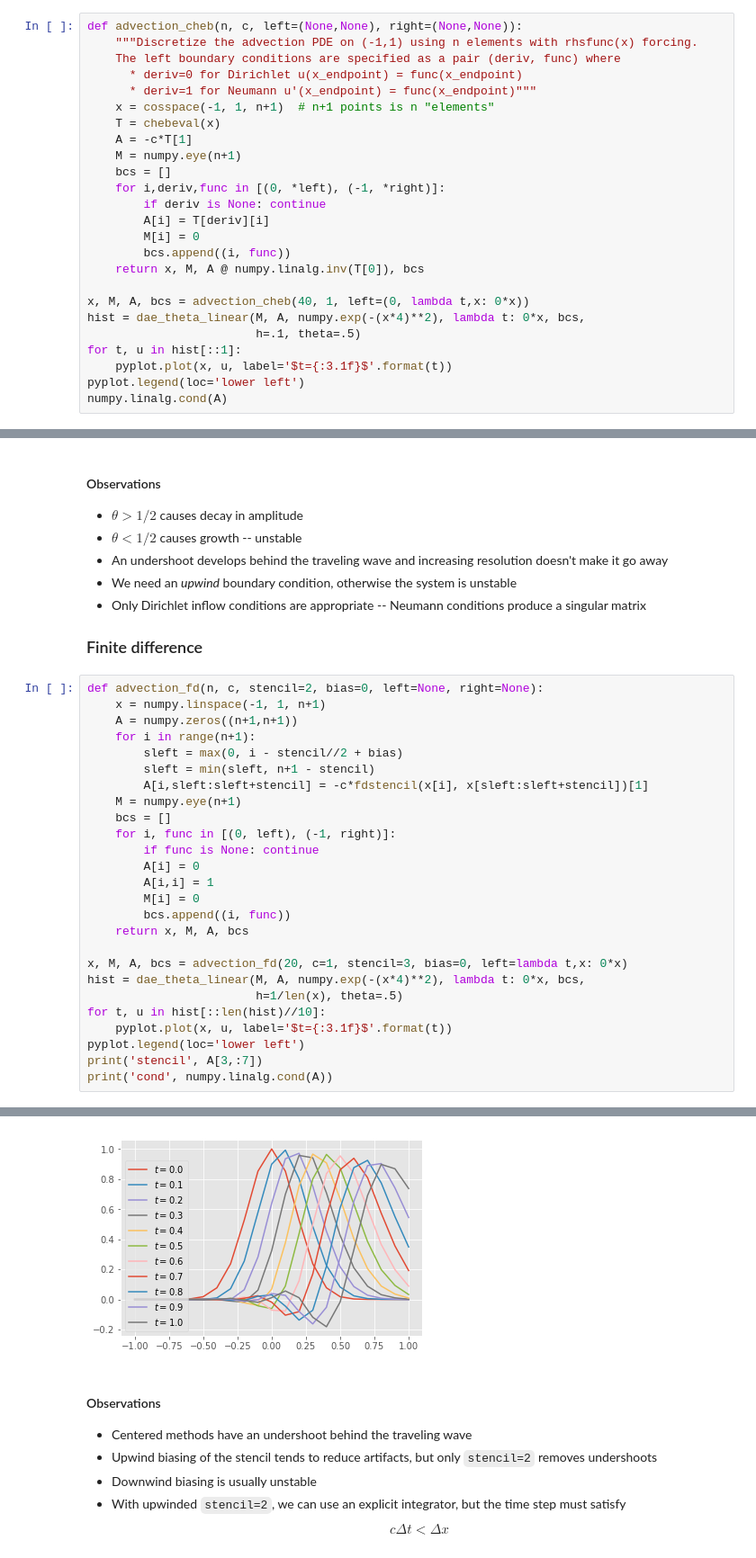
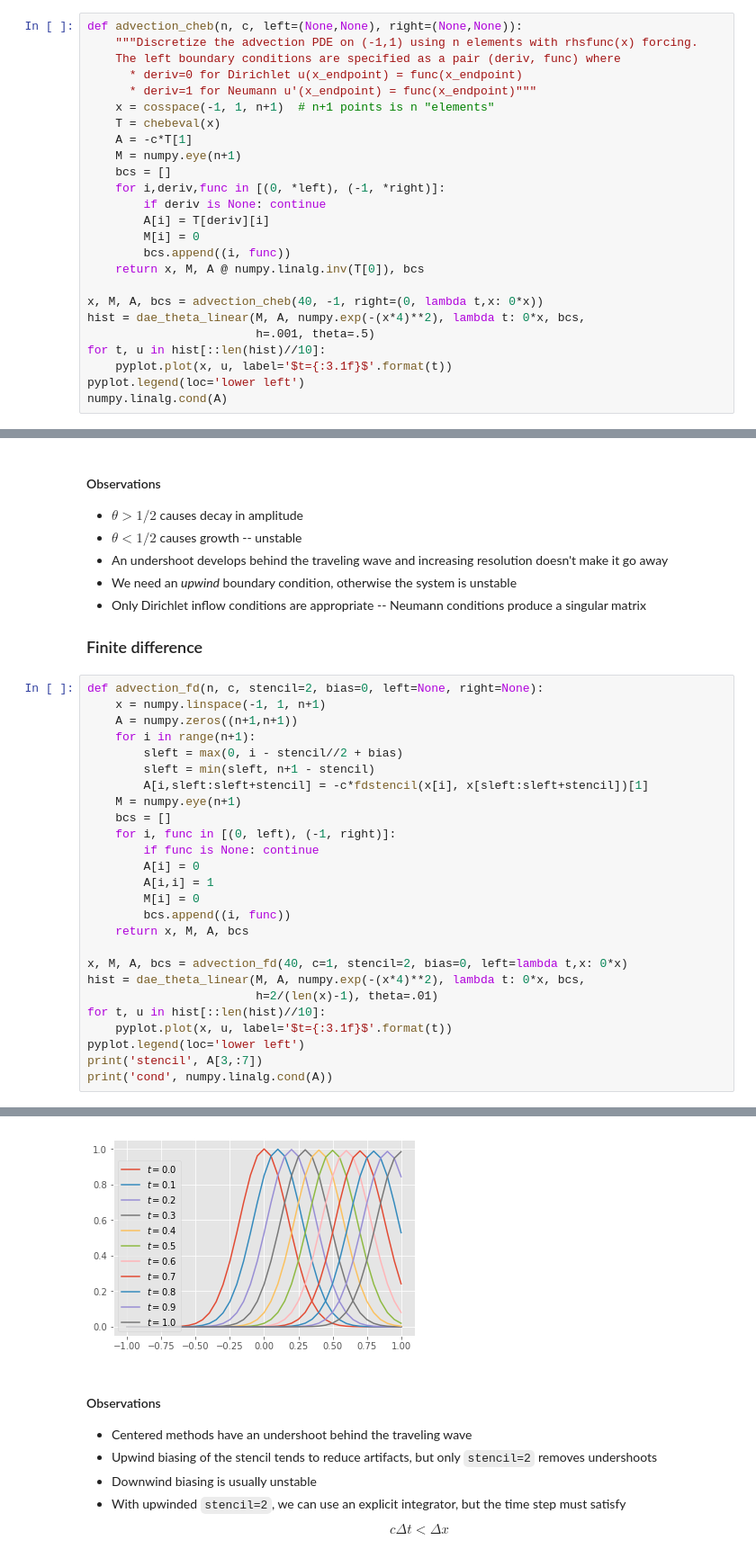
Before and after one commit to cu-numpde/numpde-fall2017, a Jupyter notebook: FDTransient.ipynb, the cells around one changed output, grey strips where cells are left out. Shown at 90% size. Cells and saved outputs as stored; diff of their text form.

```diff
--- a/FDTransient.ipynb
+++ b/FDTransient.ipynb
@@ -563,10 +563,10 @@ def advection_cheb(n, c, left=(None,None), right=(None,None)):
         bcs.append((i, func))
     return x, M, A @ numpy.linalg.inv(T[0]), bcs
 
-x, M, A, bcs = advection_cheb(40, 1, left=(0, lambda t,x: 0*x))
+x, M, A, bcs = advection_cheb(40, -1, right=(0, lambda t,x: 0*x))
 hist = dae_theta_linear(M, A, numpy.exp(-(x*4)**2), lambda t: 0*x, bcs,
-                        h=.1, theta=.5)
-for t, u in hist[::1]:
+                        h=.001, theta=.5)
+for t, u in hist[::len(hist)//10]:
     pyplot.plot(x, u, label='$t={:3.1f}$'.format(t))
 pyplot.legend(loc='lower left')
 numpy.linalg.cond(A)
@@ -600,9 +607,9 @@ def advection_fd(n, c, stencil=2, bias=0, left=None, right=None):
         bcs.append((i, func))
     return x, M, A, bcs
 
-x, M, A, bcs = advection_fd(20, c=1, stencil=3, bias=0, left=lambda t,x: 0*x)
+x, M, A, bcs = advection_fd(40, c=1, stencil=2, bias=0, left=lambda t,x: 0*x)
 hist = dae_theta_linear(M, A, numpy.exp(-(x*4)**2), lambda t: 0*x, bcs,
-                        h=1/len(x), theta=.5)
+                        h=2/(len(x)-1), theta=.01)
 for t, u in hist[::len(hist)//10]:
     pyplot.plot(x, u, label='$t={:3.1f}$'.format(t))
 pyplot.legend(loc='lower left')
@@ -615,4 +621,4 @@ cond 133.161087613
-[figure, old version]
+[figure, new version]
 # %% [markdown]
 #### Observations
 
```
Also changed, not shown: parts of 16 cells of this notebook.
